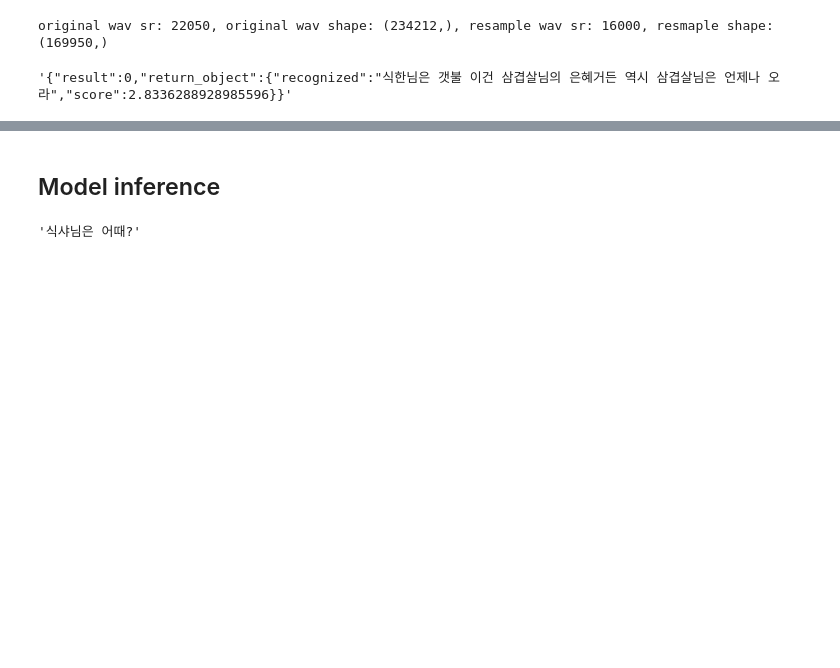
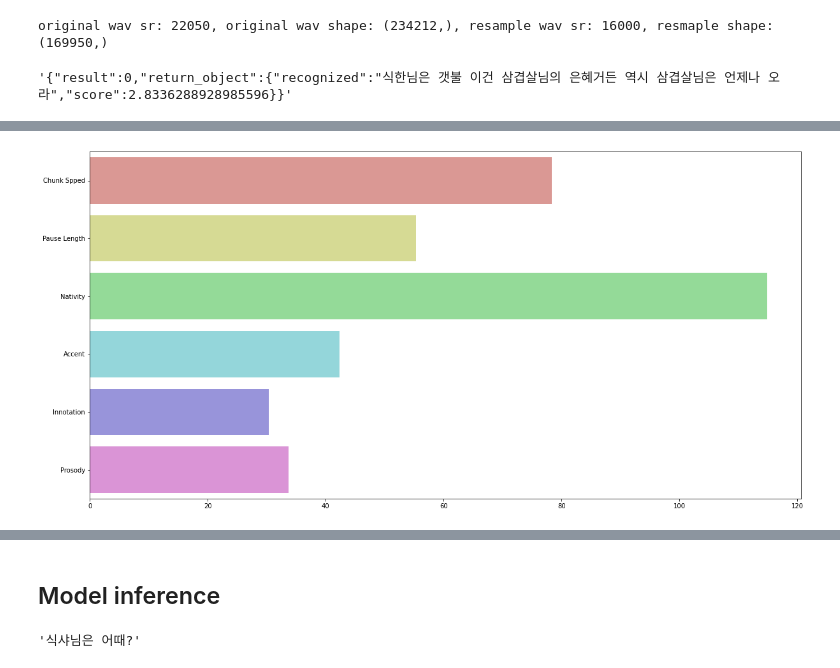
Before and after one commit to Ukjang/Help_me_Kingsis, a Jupyter notebook: prac.ipynb, the cells around one changed output, grey strips where cells are left out. Saved outputs shown, nothing was run; the diff lists cells and outputs as text; code cells hidden in the pictures; blank space fills up the shorter version.

```diff
--- a/prac.ipynb
+++ b/prac.ipynb
@@ -96,8 +91,8 @@ exporting ./data/Audio/out_audio_user.wav
 api_system = './data/Audio/api_system_audio.wav'
 api_user = './data/Audio/api_user_audio.wav'
 # %%
-score, sys_text, user_text = Pronounce.text_recognition(api_system, api_user)
-score, sys_text, user_text
+t_score, sys_text, user_text = Pronounce.text_recognition(api_system, api_user)
+t_score, sys_text, user_text
 # %% [output]
 (0.984375,
  '식한님은 갯불 이건 삼겹살님의 은혜거든 역시 삼겹살님은 언제나 오라',
@@ -105,7 +100,8 @@ score, sys_text, user_text
 # %%
 audioFilePath = './data/Audio/pronoun.wav'
 # %%
-Pronounce.prounce_score(audioFilePath, sys_text)
+p_score = Pronounce.prounce_score(audioFilePath, sys_text)
+p_score
 # %% [output]
 original wav sr: 22050, original wav shape: (234212,), resample wav sr: 16000, resmaple shape: (169950,)
 '{"result":0,"return_object":{"recognized":"식한님은 갯불 이건 삼겹살님의 은혜거든 역시 삼겹살님은 언제나 오라","score":2.8336288928985596}}'
@@ -111,0 +125,4 @@ original wav sr: 22050, original wav shape: (234212,), resample wav sr: 16000, r
+# %%
+visualize.pronunciation_visualize(p_score)
+# %% [output]
+[figure, added]
```
Also changed, not shown: parts of 13 cells of this notebook.
